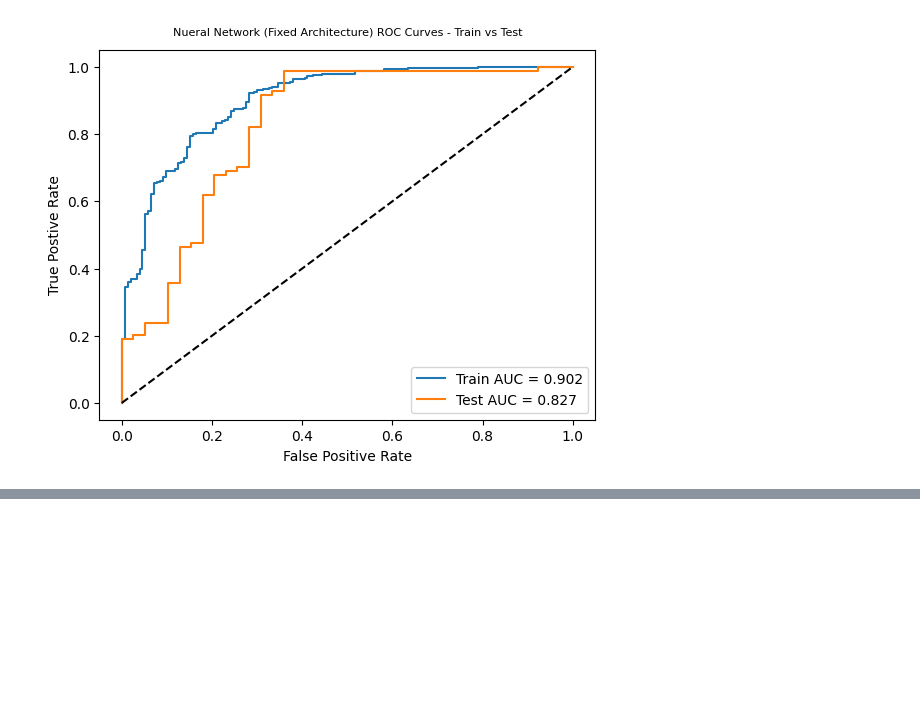
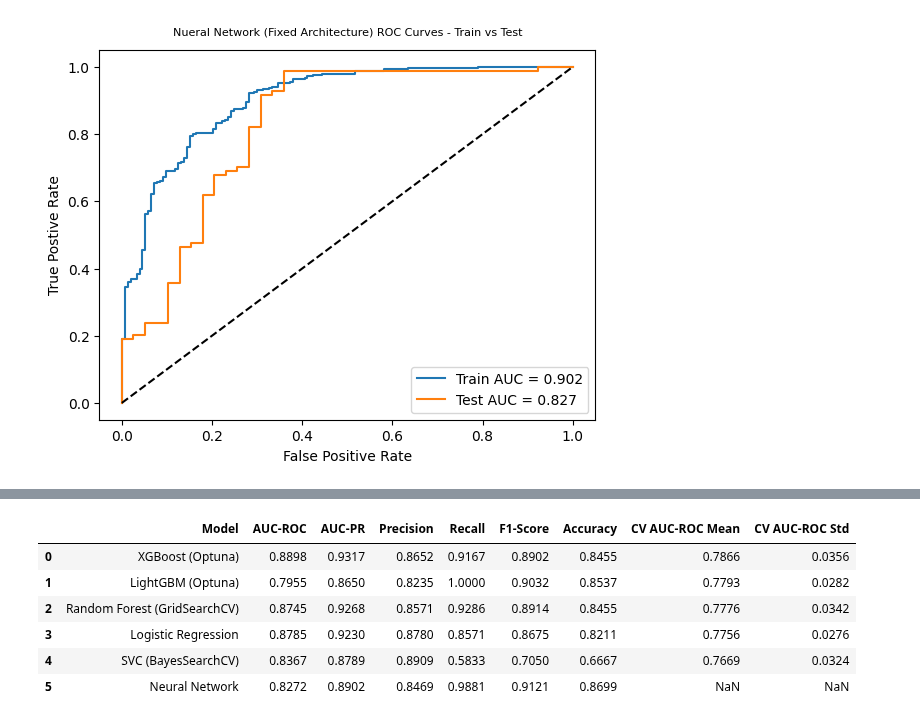
Before and after one commit to tshihab07/Intelligent-Loan-Approval-Prediction-System, a Jupyter notebook: notebookes/modeling.ipynb, the cells around one changed output, grey strips where cells are left out. Drawn from its saved outputs; the diff is of its cells as text; code cells hidden in the pictures; blank space fills up the shorter version.

```diff
--- a/notebookes/modeling.ipynb
+++ b/notebookes/modeling.ipynb
@@ -982,0 +983,38 @@ performance_df
+# %%
+# Model performance after applying cross-validation
+cv_performance = []
+
+for name in predictions.keys():
+    model = models[name]
+
+    try:
+        if name == 'SVC (BayesSearchCV)':
+            x_scaled = models['SVC Scaler'].transform(x)
+            cv_scores = cross_val_score(model, x_scaled, y, cv=cv, scoring=scoring_metric)
+
+        elif name == 'Neural Network':
+            x_scaled = models['Neural Network Scaler'].transform(x)
+            cv_scores = cross_val_score(models['Neural Network'], x_scaled, y, cv=cv, scoring=scoring_metric)
+
+        else:
+            cv_scores = cross_val_score(model, x, y, cv=cv, scoring=scoring_metric)
+
+        # CV Scores
+        cv_mean = cv_scores.mean()
+        cv_std = cv_scores.std()
+
+    except Exception as e:
+        print(f"→ CV failed for {name}: {str(e)}")
+        cv_mean = np.nan
+        cv_std = np.nan
+
+    # store performance
+    cv_performance.append({
+            'Model': name,
+            'CV AUC-ROC Mean': cv_mean,
+            'CV AUC-ROC Std': cv_std
+        })
+# %%
+# Model performance on test set without Cross Validation
+cv_performance_df = pd.DataFrame(cv_performance)
+cv_performance_df = cv_performance_df.sort_values(by='CV AUC-ROC Mean', ascending=False).reset_index(drop=True).round(4)
@@ -982,0 +1031,13 @@ performance_df
+# %%
+# Merge model metrics from test set and cross-validation
+final_performance = pd.merge(performance_df, cv_performance_df, on='Model')
+final_performance = final_performance.sort_values(['CV AUC-ROC Mean', 'AUC-ROC'], ascending=False).reset_index(drop=True)
+final_performance
+# %% [output]
+|  | Model | AUC-ROC | AUC-PR | Precision | Recall | F1-Score | Accuracy | CV AUC-ROC Mean | CV AUC-ROC Std |
+| 0 | XGBoost (Optuna) | 0.8898 | 0.9317 | 0.8652 | 0.9167 | 0.8902 | 0.8455 | 0.7866 | 0.0356 |
+| 1 | LightGBM (Optuna) | 0.7955 | 0.8650 | 0.8235 | 1.0000 | 0.9032 | 0.8537 | 0.7793 | 0.0282 |
+| 2 | Random Forest (GridSearchCV) | 0.8745 | 0.9268 | 0.8571 | 0.9286 | 0.8914 | 0.8455 | 0.7776 | 0.0342 |
+| 3 | Logistic Regression | 0.8785 | 0.9230 | 0.8780 | 0.8571 | 0.8675 | 0.8211 | 0.7756 | 0.0276 |
+| 4 | SVC (BayesSearchCV) | 0.8367 | 0.8789 | 0.8909 | 0.5833 | 0.7050 | 0.6667 | 0.7669 | 0.0324 |
+| 5 | Neural Network | 0.8272 | 0.8902 | 0.8469 | 0.9881 | 0.9121 | 0.8699 | NaN | NaN |
```
Also changed, not shown: parts of 11 cells of this notebook.
